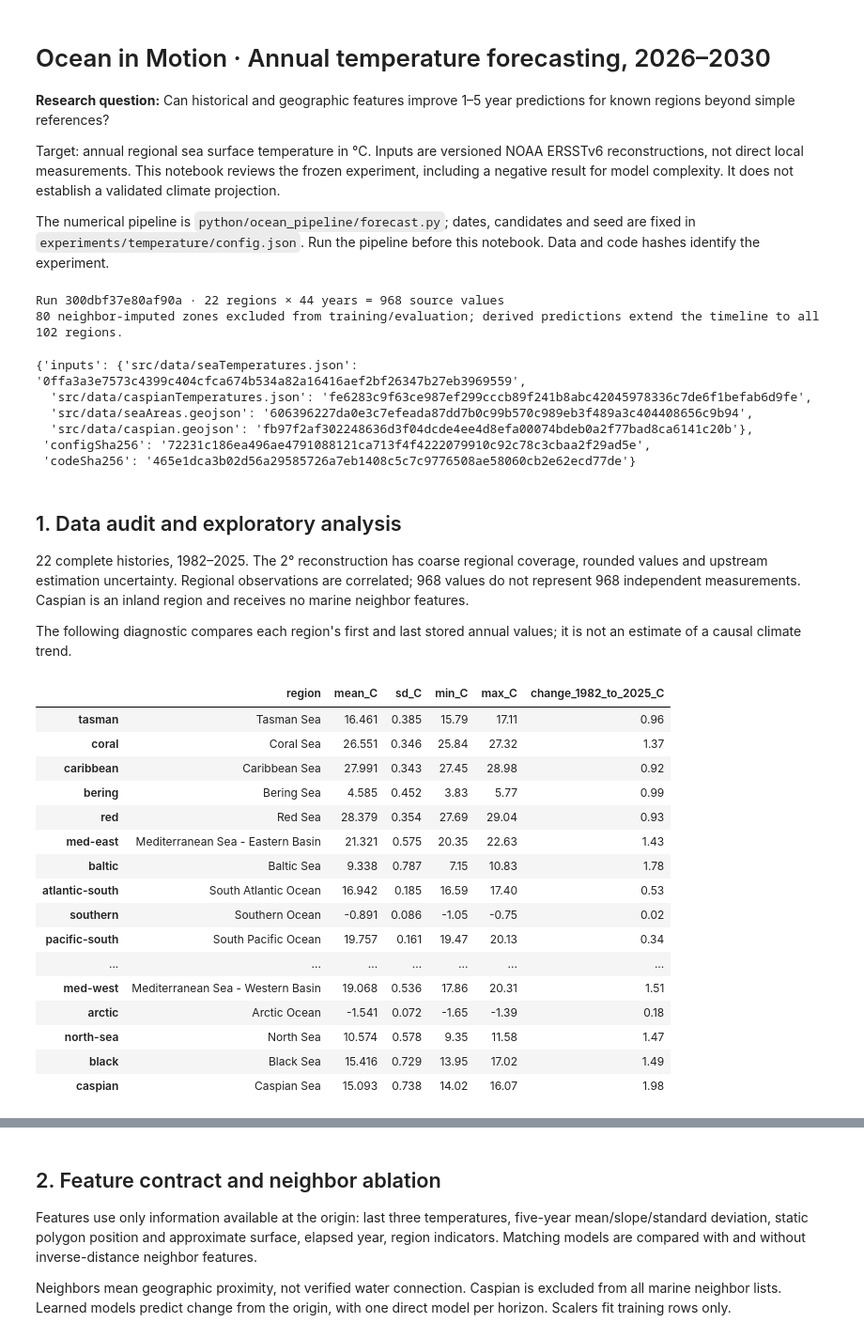
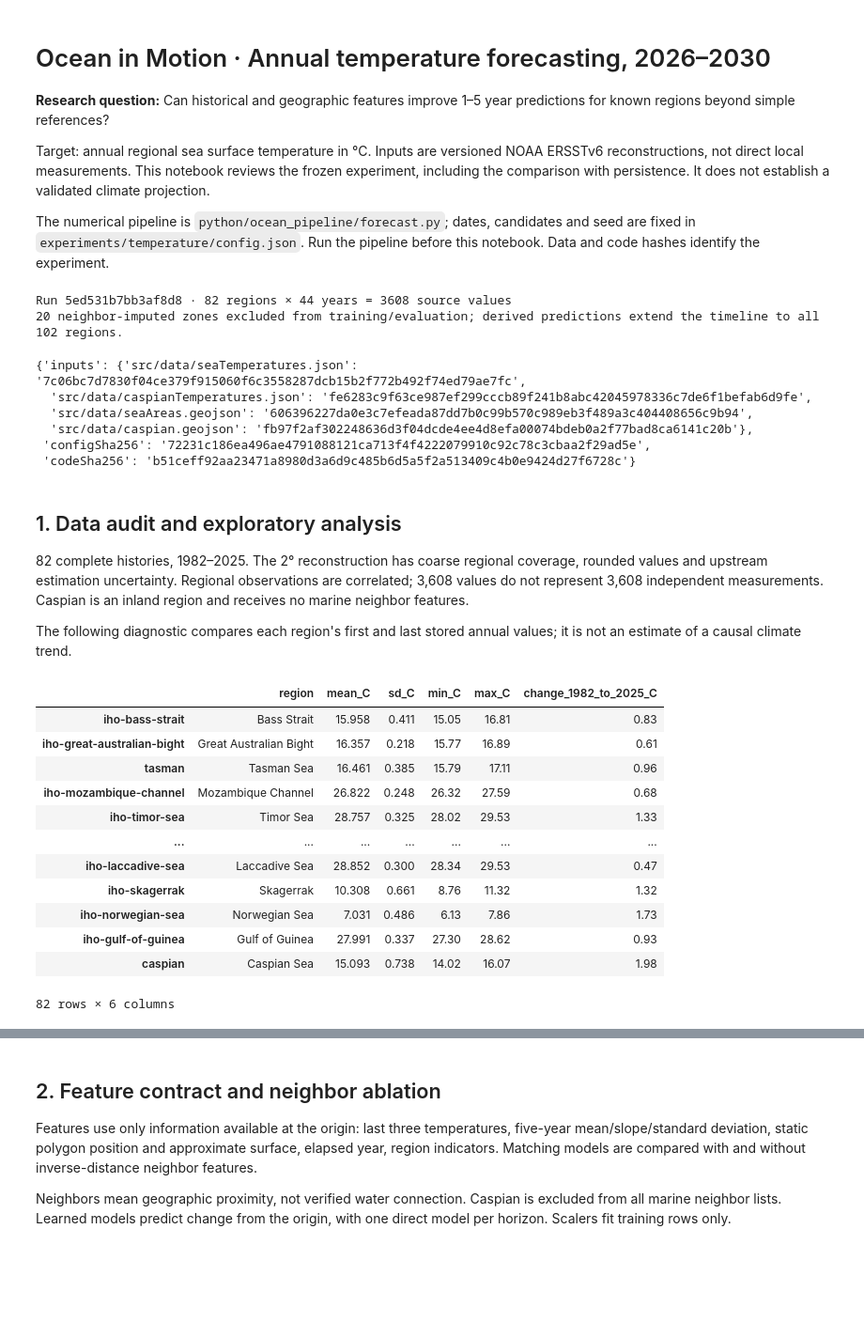
Before and after one commit to lidonmiguel/ocean-in-motion, a Jupyter notebook: notebooks/temperature_forecasting.ipynb, the cells around one changed output, grey strips where cells are left out. Shown at 94% size. Drawn from its saved outputs; the diff is of its cells as text; code cells hidden in the pictures; blank space fills up the shorter version.

```diff
--- a/notebooks/temperature_forecasting.ipynb
+++ b/notebooks/temperature_forecasting.ipynb
@@ -3,7 +3,7 @@
 
 **Research question:** Can historical and geographic features improve 1–5 year predictions for known regions beyond simple references?
 
-Target: annual regional sea surface temperature in °C. Inputs are versioned NOAA ERSSTv6 reconstructions, not direct local measurements. This notebook reviews the frozen experiment, including a negative result for model complexity. It does not establish a validated climate projection.
+Target: annual regional sea surface temperature in °C. Inputs are versioned NOAA ERSSTv6 reconstructions, not direct local measurements. This notebook reviews the frozen experiment, including the comparison with persistence. It does not establish a validated climate projection.
 
 The numerical pipeline is `python/ocean_pipeline/forecast.py`; dates, candidates and seed are fixed in `experiments/temperature/config.json`. Run the pipeline before this notebook. Data and code hashes identify the experiment.
 # %%
@@ -19,48 +19,44 @@ panel = Panel(ROOT)
 report = json.loads((ROOT / "reports/temperature/metrics.json").read_text())
 config = json.loads((ROOT / "experiments/temperature/config.json").read_text())
 print(f"Run {report['runId']} · {len(panel.ids)} regions × {len(panel.years)} years = {report['sourceRows']} source values")
-print("80 neighbor-imputed zones excluded from training/evaluation; derived predictions extend the timeline to all 102 regions.")
+print(f"{len(panel.excluded)} neighbor-imputed zones excluded from training/evaluation; derived predictions extend the timeline to all {len(panel.geometry)} regions.")
 display(report['provenance'])
 # %% [output]
-Run 300dbf37e80af90a · 22 regions × 44 years = 968 source values
-80 neighbor-imputed zones excluded from training/evaluation; derived predictions extend the timeline to all 102 regions.
+Run 5ed531b7bb3af8d8 · 82 regions × 44 years = 3608 source values
+20 neighbor-imputed zones excluded from training/evaluation; derived predictions extend the timeline to all 102 regions.
-{'inputs': {'src/data/seaTemperatures.json': '0ffa3a3e7573c4399c404cfca674b534a82a16416aef2bf26347b27eb3969559',
+{'inputs': {'src/data/seaTemperatures.json': '7c06bc7d7830f04ce379f915060f6c3558287dcb15b2f772b492f74ed79ae7fc',
   'src/data/caspianTemperatures.json': 'fe6283c9f63ce987ef299cccb89f241b8abc42045978336c7de6f1befab6d9fe',
   'src/data/seaAreas.geojson': '606396227da0e3c7efeada87dd7b0c99b570c989eb3f489a3c404408656c9b94',
   'src/data/caspian.geojson': 'fb97f2af302248636d3f04dcde4ee4d8efa00074bdeb0a2f77bad8ca6141c20b'},
  'configSha256': '72231c186ea496ae4791088121ca713f4f4222079910c92c78c3cbaa2f29ad5e',
- 'codeSha256': '465e1dca3b02d56a29585726a7eb1408c5c7c9776508ae58060cb2e62ecd77de'}
+ 'codeSha256': 'b51ceff92aa23471a8980d3a6d9c485b6d5a5f2a513409c4b0e9424d27f6728c'}
 # %% [markdown]
 ## 1. Data audit and exploratory analysis
 
-22 complete histories, 1982–2025. The 2° reconstruction has coarse regional coverage, rounded values and upstream estimation uncertainty. Regional observations are correlated; 968 values do not represent 968 independent measurements. Caspian is an inland region and receives no marine neighbor features.
+82 complete histories, 1982–2025. The 2° reconstruction has coarse regional coverage, rounded values and upstream estimation uncertainty. Regional observations are correlated; 3,608 values do not represent 3,608 independent measurements. Caspian is an inland region and receives no marine neighbor features.
 
 The following diagnostic compares each region's first and last stored annual values; it is not an estimate of a causal climate trend.
 # %%
 history = pd.DataFrame(panel.table).sort_index()
-assert history.shape == (44, 22)
+assert history.shape == (44, len(report["trainingAreas"]))
 assert not history.isna().any().any()
 audit = pd.DataFrame({"region": [panel.static[a]["name"] for a in history.columns], "mean_C": history.mean().values, "sd_C": history.std().values, "min_C": history.min().values, "max_C": history.max().values, "change_1982_to_2025_C": (history.loc[2025] - history.loc[1982]).values}, index=history.columns)
 display(audit.round(3))
 display(SVG(filename=str(ROOT / "reports/temperature/historical_trends.svg")))
 # %% [output]
 |  | region | mean_C | sd_C | min_C | max_C | change_1982_to_2025_C |
+| iho-bass-strait | Bass Strait | 15.958 | 0.411 | 15.05 | 16.81 | 0.83 |
+| iho-great-australian-bight | Great Australian Bight | 16.357 | 0.218 | 15.77 | 16.89 | 0.61 |
 | tasman | Tasman Sea | 16.461 | 0.385 | 15.79 | 17.11 | 0.96 |
-| coral | Coral Sea | 26.551 | 0.346 | 25.84 | 27.32 | 1.37 |
-| caribbean | Caribbean Sea | 27.991 | 0.343 | 27.45 | 28.98 | 0.92 |
-| bering | Bering Sea | 4.585 | 0.452 | 3.83 | 5.77 | 0.99 |
-| red | Red Sea | 28.379 | 0.354 | 27.69 | 29.04 | 0.93 |
-| med-east | Mediterranean Sea - Eastern Basin | 21.321 | 0.575 | 20.35 | 22.63 | 1.43 |
-| baltic | Baltic Sea | 9.338 | 0.787 | 7.15 | 10.83 | 1.78 |
-| atlantic-south | South Atlantic Ocean | 16.942 | 0.185 | 16.59 | 17.40 | 0.53 |
-| southern | Southern Ocean | -0.891 | 0.086 | -1.05 | -0.75 | 0.02 |
-| pacific-south | South Pacific Ocean | 19.757 | 0.161 | 19.47 | 20.13 | 0.34 |
+| iho-mozambique-channel | Mozambique Channel | 26.822 | 0.248 | 26.32 | 27.59 | 0.68 |
+| iho-timor-sea | Timor Sea | 28.757 | 0.325 | 28.02 | 29.53 | 1.33 |
 | ... | ... | ... | ... | ... | ... | ... |
-| med-west | Mediterranean Sea - Western Basin | 19.068 | 0.536 | 17.86 | 20.31 | 1.51 |
-| arctic | Arctic Ocean | -1.541 | 0.072 | -1.65 | -1.39 | 0.18 |
-| north-sea | North Sea | 10.574 | 0.578 | 9.35 | 11.58 | 1.47 |
-| black | Black Sea | 15.416 | 0.729 | 13.95 | 17.02 | 1.49 |
+| iho-laccadive-sea | Laccadive Sea | 28.852 | 0.300 | 28.34 | 29.53 | 0.47 |
+| iho-skagerrak | Skagerrak | 10.308 | 0.661 | 8.76 | 11.32 | 1.32 |
+| iho-norwegian-sea | Norwegian Sea | 7.031 | 0.486 | 6.13 | 7.86 | 1.73 |
+| iho-gulf-of-guinea | Gulf of Guinea | 27.991 | 0.337 | 27.30 | 28.62 | 0.93 |
 | caspian | Caspian Sea | 15.093 | 0.738 | 14.02 | 16.07 | 1.98 |
+82 rows × 6 columns
 [drawing not drawn]
 # %% [markdown]
 ## 2. Feature contract and neighbor ablation
```
Also changed, not shown: parts of 9 cells of this notebook, 27 other files.
